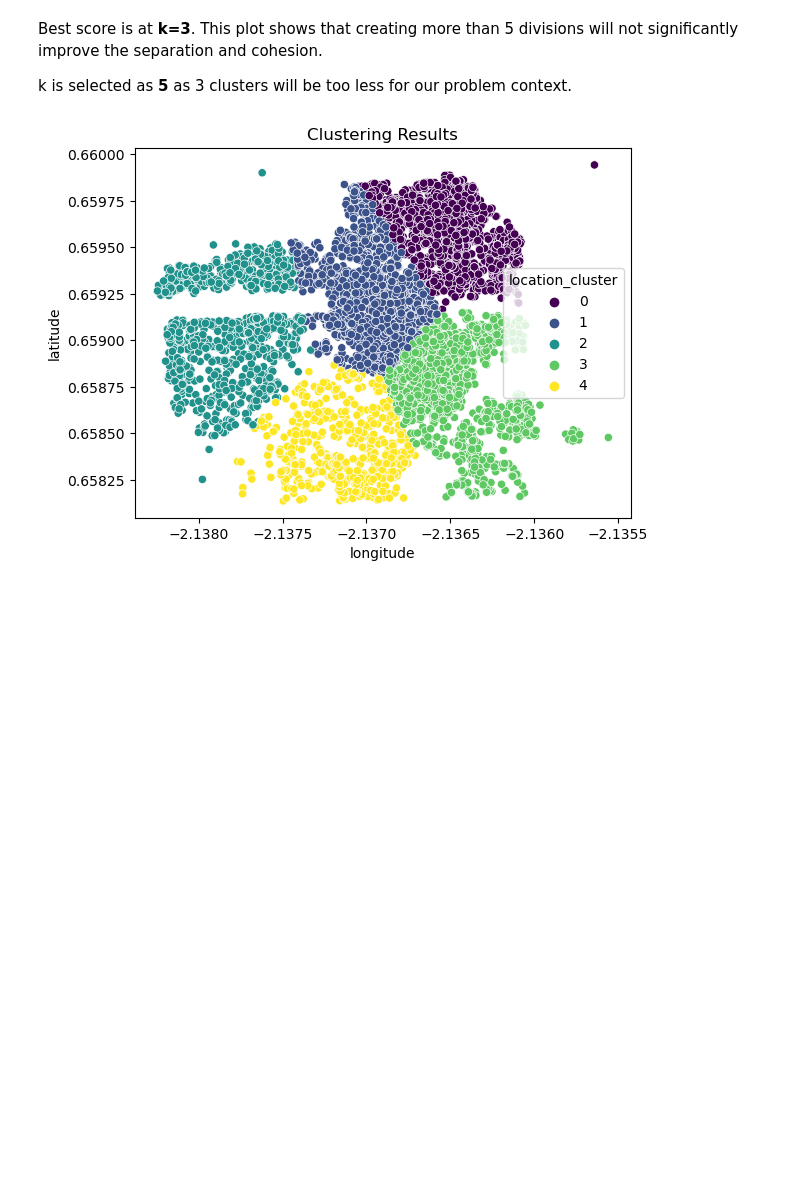
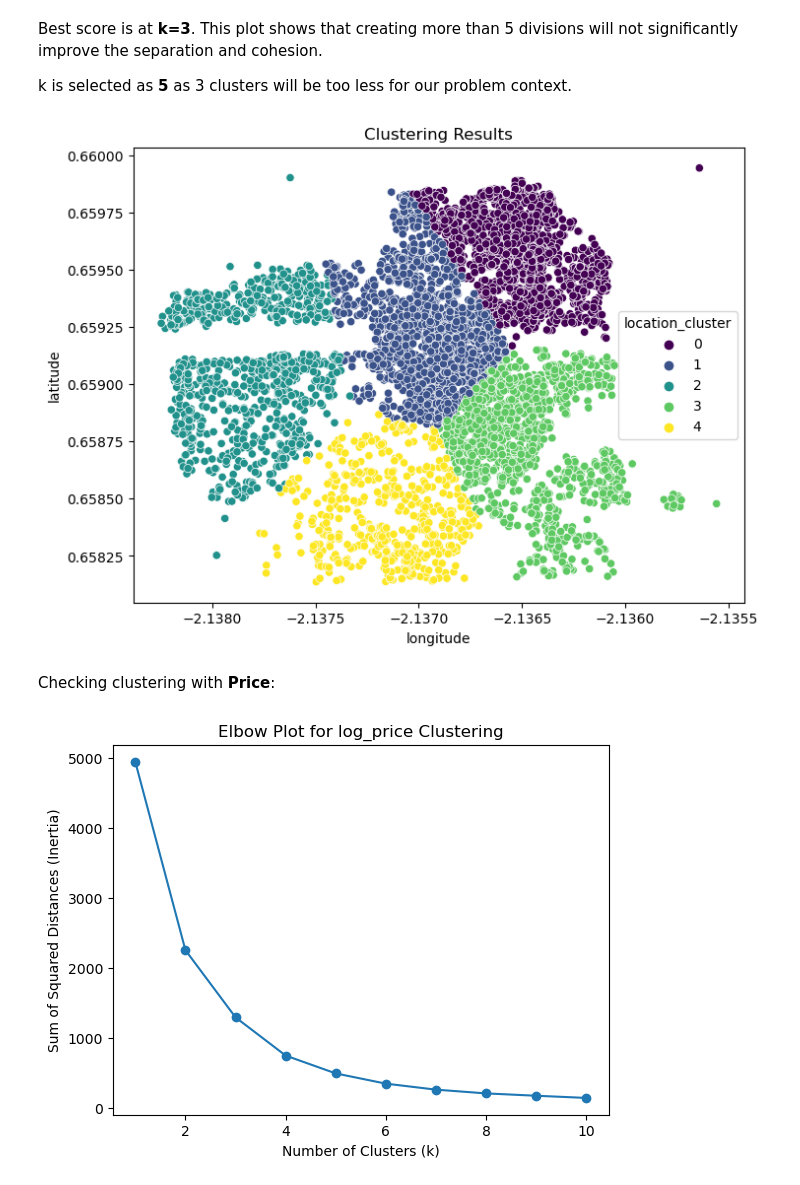
Before and after one commit to Belalsid94/Airbnb_Price_Rating_capstone, a Jupyter notebook: notebooks/Data_Wrangling&EDA.ipynb, the cells around one changed output. Saved outputs shown, nothing was run; the diff lists cells and outputs as text; code cells hidden in the pictures; blank space fills up the shorter version.

Commit message:
clustering update

```diff
--- a/notebooks/Data_Wrangling&EDA.ipynb
+++ b/notebooks/Data_Wrangling&EDA.ipynb
@@ -269,8 +256,30 @@ kmeans = KMeans(n_clusters=k, random_state=123)
 df['location_cluster'] = kmeans.fit_predict(df[['latitude', 'longitude']])
 # %%
 # scatter plot of clusters
+plt.figure(figsize=(8, 6))
 sns.scatterplot(x='longitude', y='latitude', hue='location_cluster', data=df, palette='viridis')
 plt.title('Clustering Results')
 plt.show()
 # %% [output]
-[figure, old version]
+[figure, new version]
+# %% [markdown]
+Checking clustering with **Price**:
+# %%
+X_log_price = df[['log_price']]
+
+# generate Elbow Plot
+k_values_log_price = range(1, 11)
+inertia_values_log_price = []
+
+for k in k_values_log_price:
+    kmeans_log_price = KMeans(n_clusters=k, random_state=123)
+    kmeans_log_price.fit(X_log_price)
+    inertia_values_log_price.append(kmeans_log_price.inertia_)
+
+plt.plot(k_values_log_price, inertia_values_log_price, marker='o')
+plt.title('Elbow Plot for log_price Clustering')
+plt.xlabel('Number of Clusters (k)')
+plt.ylabel('Sum of Squared Distances (Inertia)')
+plt.show()
+# %% [output]
+[figure, added]
```
Also changed, not shown: parts of 16 cells of this notebook, 3 other files.
